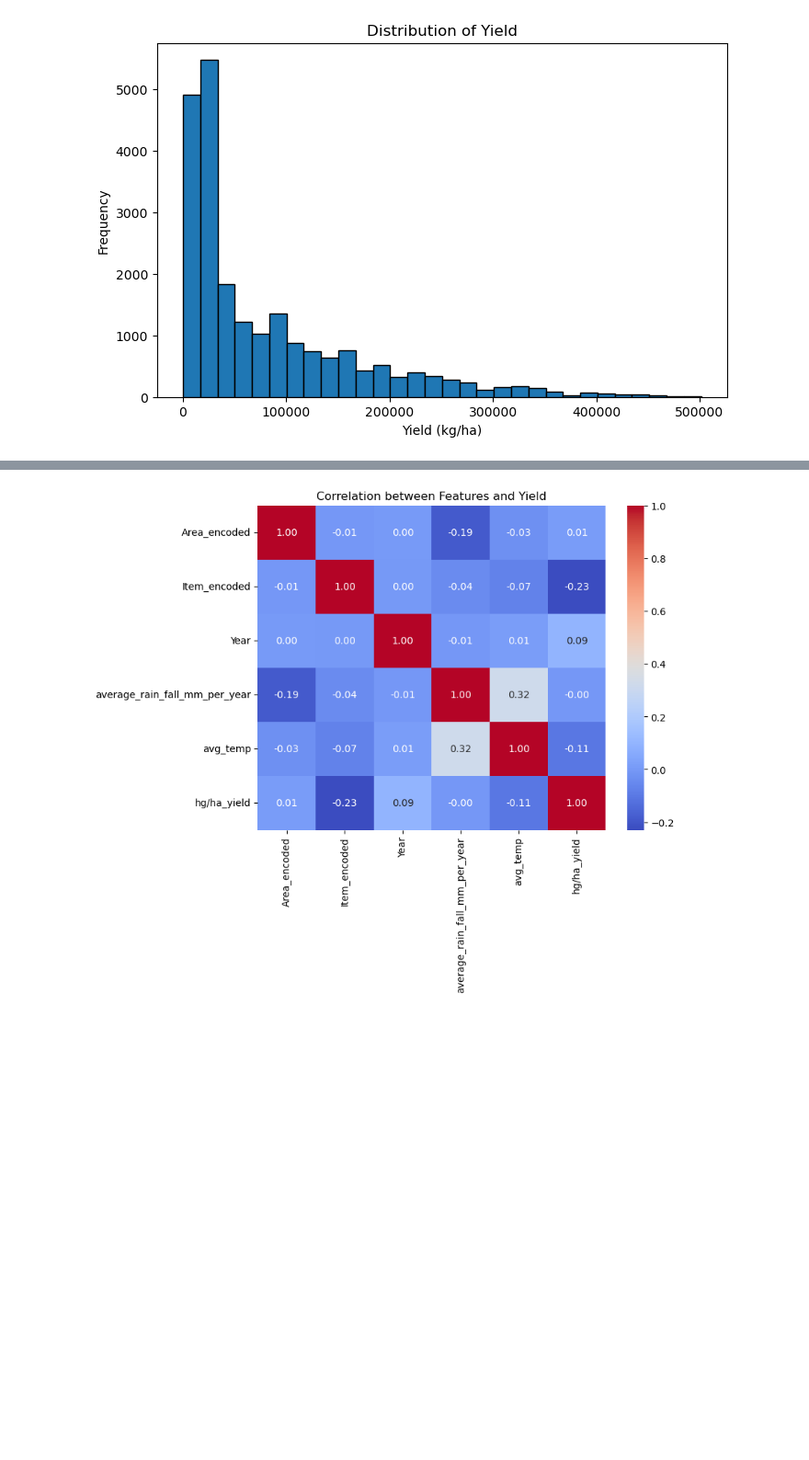
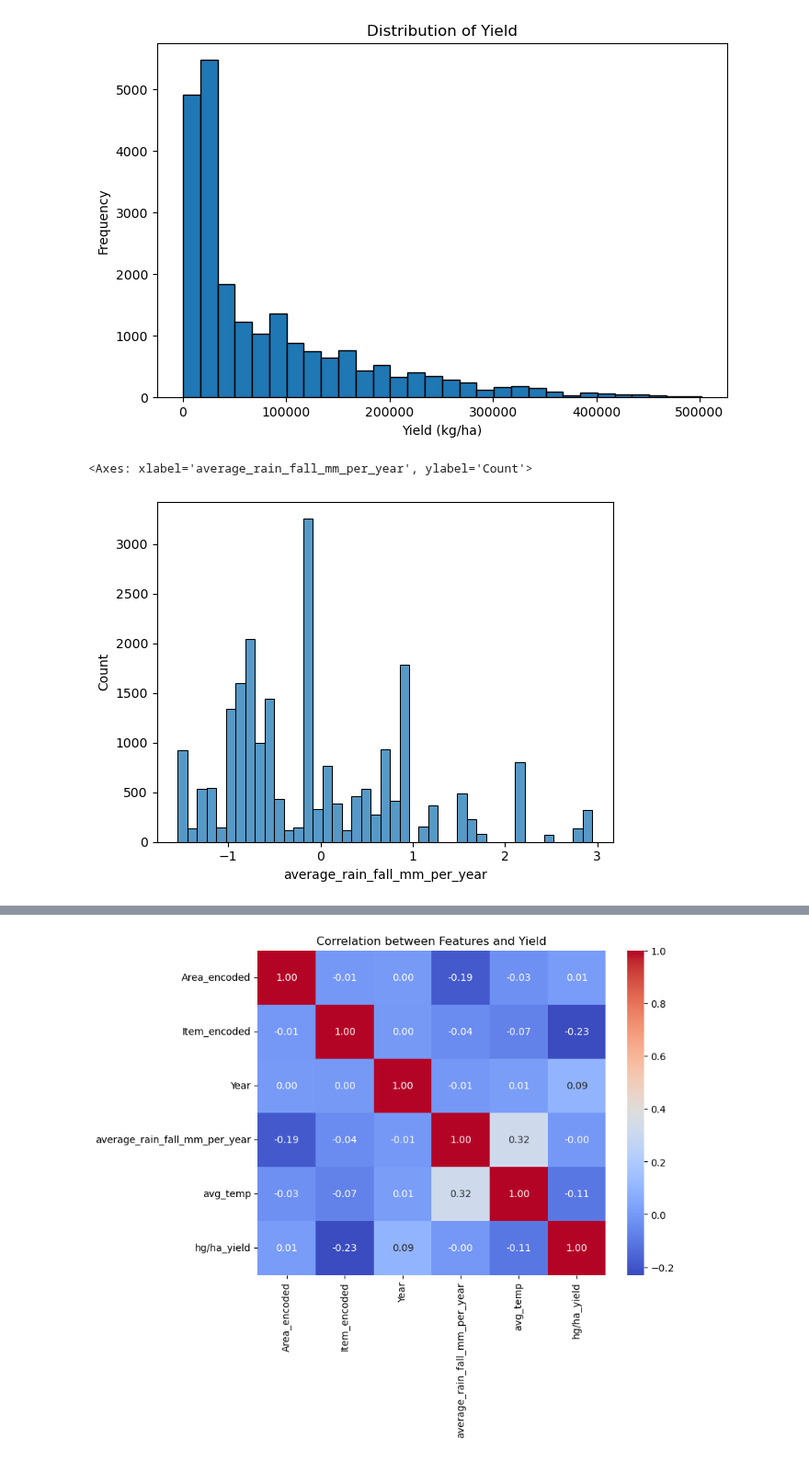
Before and after one commit to Malaravan13/crop, a Jupyter notebook: visualize.ipynb, the cells around one changed output, grey strips where cells are left out. Shown at 92% size. Drawn from its saved outputs; the diff is of its cells as text; code cells hidden in the pictures; blank space fills up the shorter version.

```diff
--- a/visualize.ipynb
+++ b/visualize.ipynb
@@ -77,3 +77,8 @@ plt.ylabel("Frequency")
 plt.show()
 # %% [output]
 [figure]
+# %%
+sns.histplot(df['average_rain_fall_mm_per_year'])
+# %% [output]
+<Axes: xlabel='average_rain_fall_mm_per_year', ylabel='Count'>
+[figure, added]
```
Also changed, not shown: parts of 3 cells of this notebook, 4 other files.
